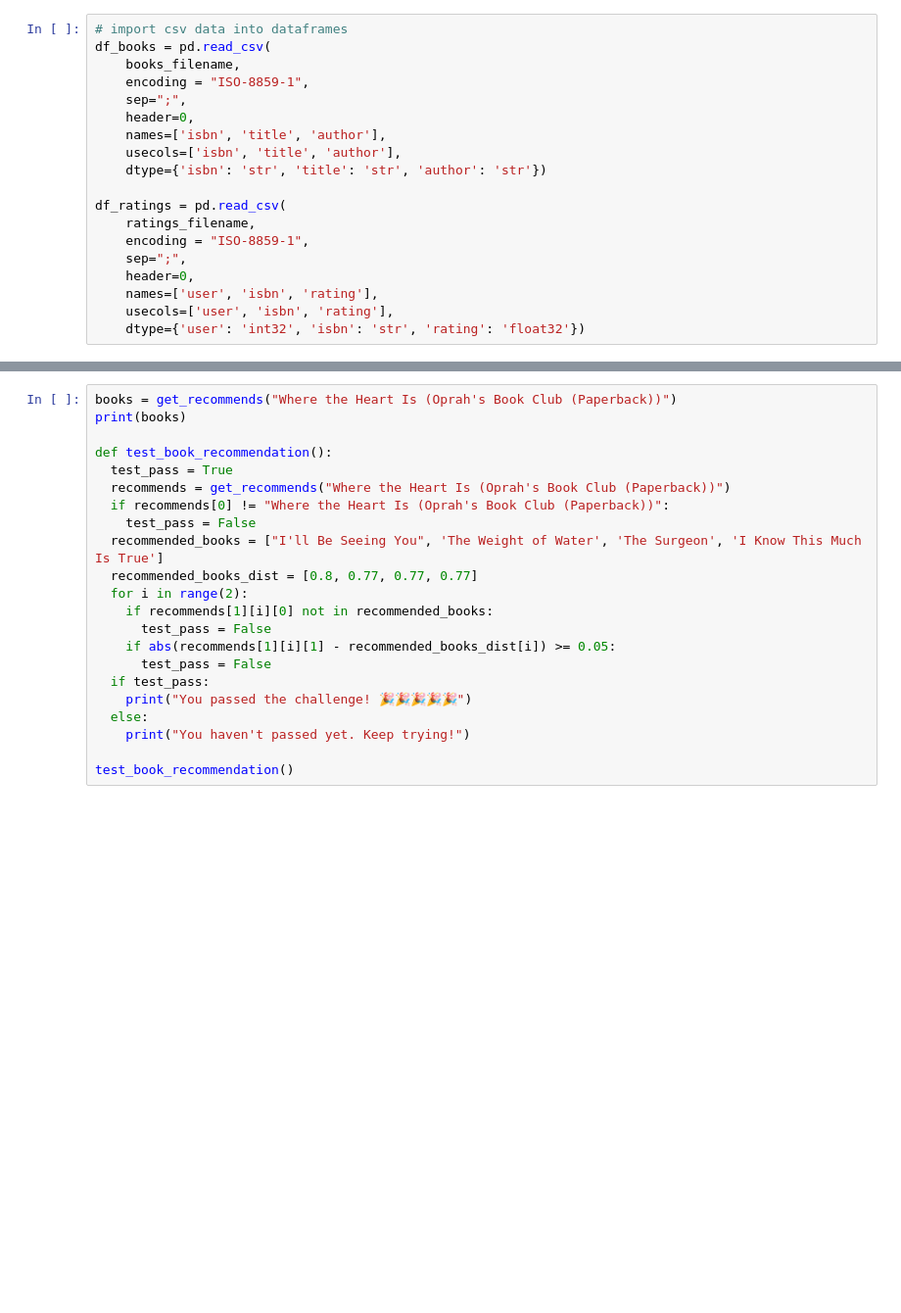
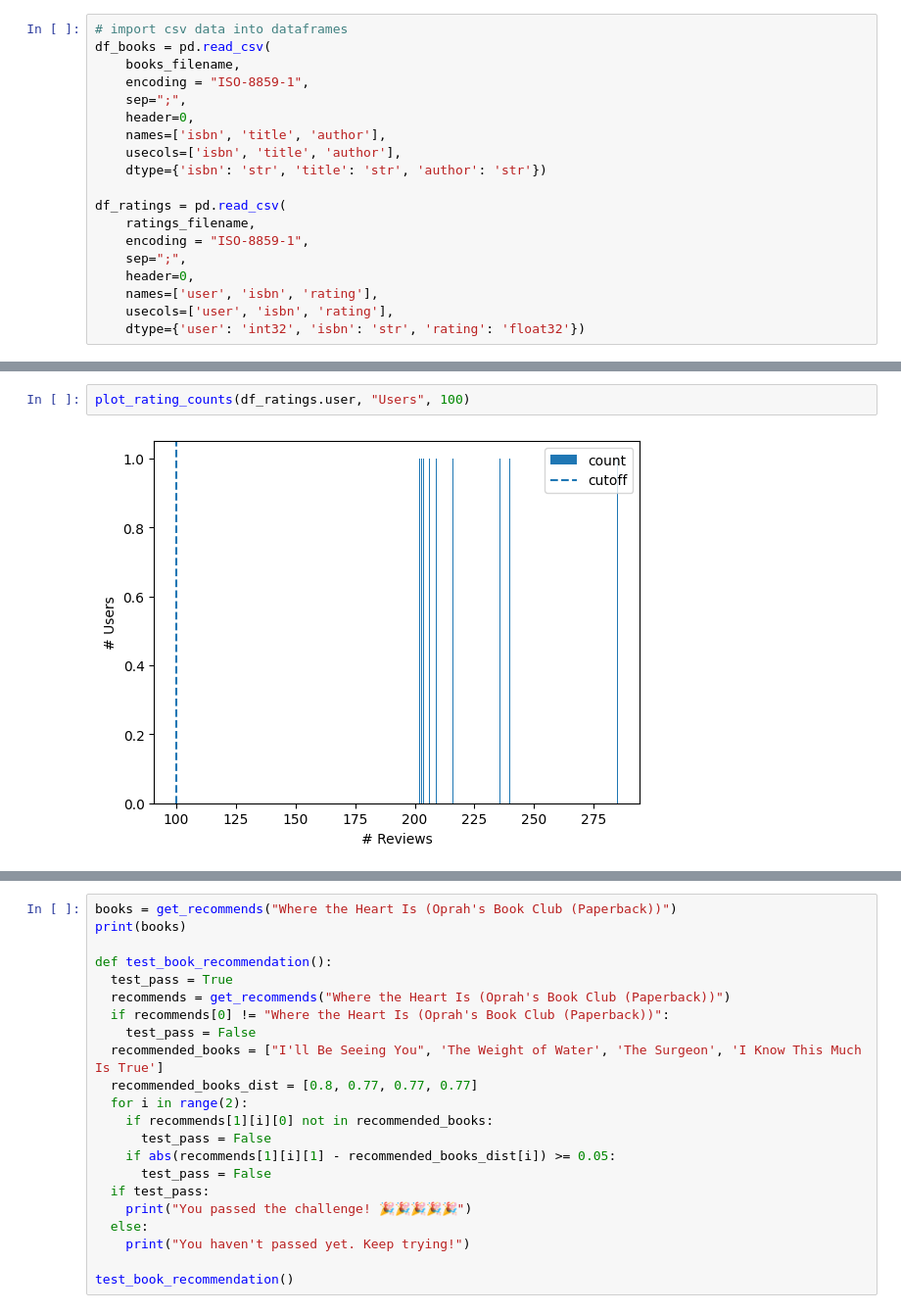
Before and after one commit to jtmonroe/FreeCodeCamp-MachineLearning, a Jupyter notebook: fcc_book_recommendation_knn.ipynb, the cells around one changed output, grey strips where cells are left out. Shown at 98% size. Saved outputs shown, nothing was run; the diff lists cells and outputs as text; blank space fills up the shorter version.

```diff
--- a/fcc_book_recommendation_knn.ipynb
+++ b/fcc_book_recommendation_knn.ipynb
@@ -38,0 +179,4 @@ df_ratings = pd.read_csv(
+# %%
+plot_rating_counts(df_ratings.user, "Users", 100)
+# %% [output]
+[figure, added]
```
Also changed, not shown: parts of 16 cells of this notebook.
